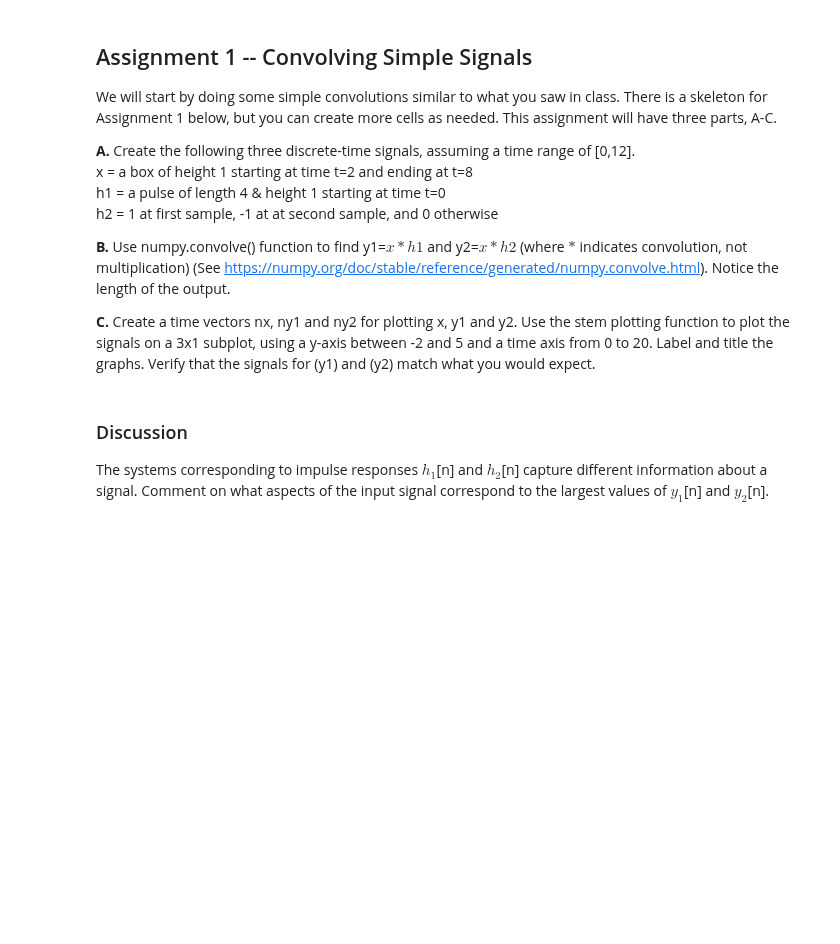
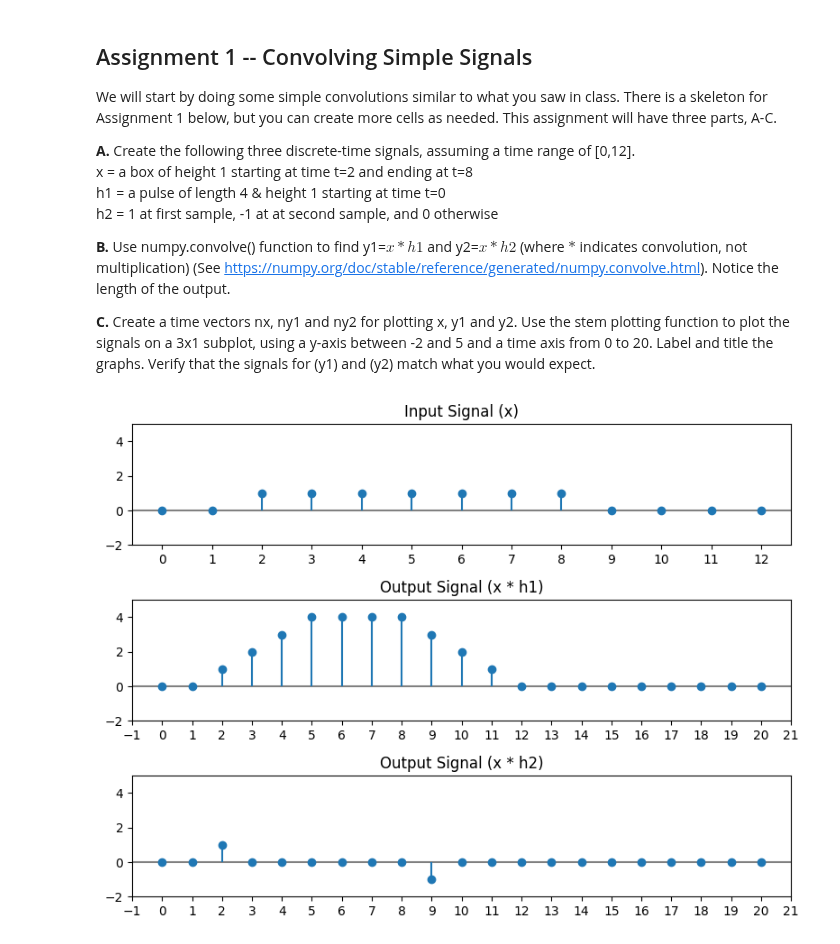
Before and after one commit to BanBot-2/EE-242-A-E-, a Jupyter notebook: Labs/Lab 3a/Lab3A_Ben_Yehoshua_Aaron.ipynb, the cells around one changed output. Cells and saved outputs as stored; diff of their text form; code cells hidden in the pictures; blank space fills up the shorter version.

```diff
--- a/Labs/Lab 3a/Lab3A_Ben_Yehoshua_Aaron.ipynb
+++ b/Labs/Lab 3a/Lab3A_Ben_Yehoshua_Aaron.ipynb
@@ -57,4 +37,66 @@ h2 = 1 at first sample, -1 at at second sample, and 0 otherwise
-# %% [markdown]
-###  Discussion
-
-The systems corresponding to impulse responses $h_1$[n] and $h_2$[n] capture different information about a signal. Comment on what aspects of the input signal correspond to the largest values of $y_1$[n] and $y_2$[n].
+# %%
+#################################################################################
+# PART A - Signal Creation
+#################################################################################
+
+# Create the x signal array
+x = np.zeros(13)
+x[2:9] = 1
+nx = np.arange(0, 13)
+
+# Create the h1 signal array
+h1 = np.zeros(13)
+h1[0:4] = 1
+
+# Create the H2 signal array
+h2 = np.zeros(13)
+h2[0] = 1
+h2[1] = -1
+
+#################################################################################
+# PART B - Convolution
+#################################################################################
+
+# Create y1 by convolving x and h1
+y1 = np.convolve(x, h1)[:21]
+ny1 = np.arange(21)
+
+# Create y2 by convolving x and h2
+y2 = np.convolve(x, h2)[:21]
+ny2 = np.arange(21)
+
+#################################################################################
+# PART C - Graphing
+#################################################################################
+
+# Part C
+# Plot x, y1 and y2 in a 3x1 plot
+# TODO: Code that solves C
+fig, axs = plt.subplots(3, 1, figsize=(8, 6))
+
+# Plot data on each subplot
+axs[0].stem(nx, x, basefmt = " ")
+axs[0].set_title('Input Signal (x)')
+axs[0].axhline(y=0, color='gray', zorder = 0)
+axs[0].xaxis.set_major_locator(MultipleLocator(1))
+axs[0].set_ylim(-2, 5)  # Set y-limits for better visibility
+
+axs[1].stem(ny1, y1, basefmt = " ")
+axs[1].set_title('Output Signal (x * h1)')
+axs[1].axhline(y=0, color='gray', zorder = 0)
+axs[1].xaxis.set_major_locator(MultipleLocator(1))
+axs[1].set_ylim(-2, 5)  # Set y-limits for better visibility
+
+axs[2].stem(ny2, y2, basefmt = " ")
+axs[2].set_title('Output Signal (x * h2)')
+axs[2].axhline(y=0, color='gray', zorder = 0)
+axs[2].xaxis.set_major_locator(MultipleLocator(1))
+axs[2].set_ylim(-2, 5)  # Set y-limits for better visibility
+
+# Adjust layout to prevent overlapping titles/labels
+plt.tight_layout()
+
+# Show the plot
+plt.show()
+# %% [output]
+[figure, added]
```
Also changed, not shown: parts of 4 cells of this notebook.
